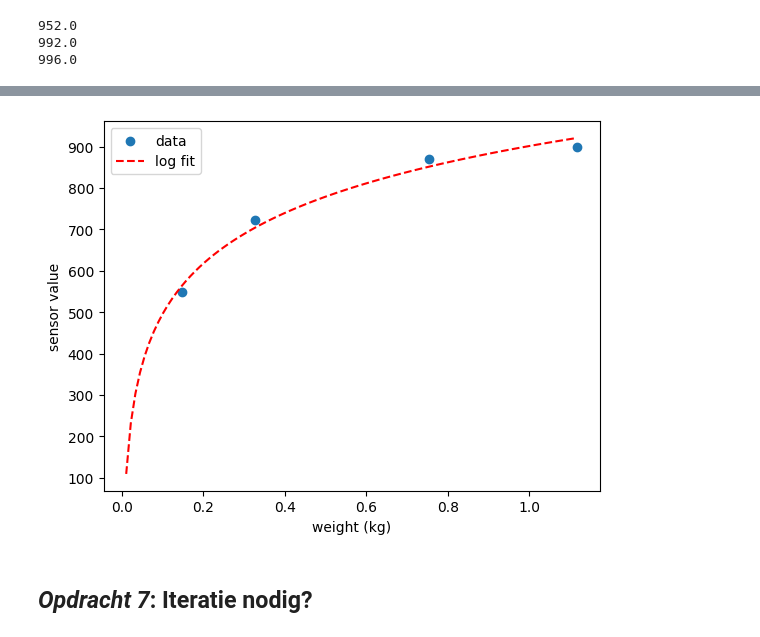
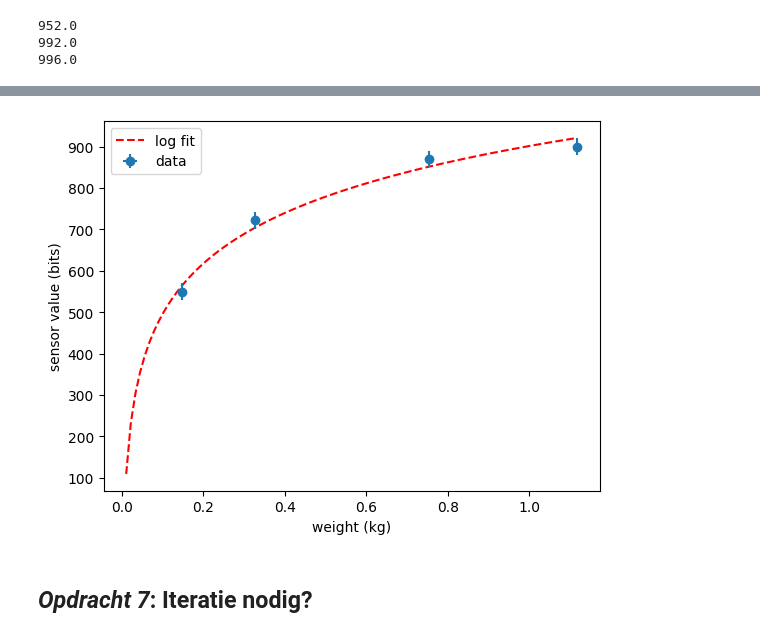
Before and after one commit to thijsspilt-bit/opdrachten-DEF-D-Thijs-Spilt, a Jupyter notebook: FysiekeOntwerpopdrachten/1KalibreerEenSensorDigitaalAnaloog/DEFOntwerpopdracht1KalibreerEenSensorInvulTemplate.ipynb, the cells around one changed output, grey strips where cells are left out. Cells and saved outputs as stored; diff of their text form; code cells hidden in the pictures.

```diff
--- a/FysiekeOntwerpopdrachten/1KalibreerEenSensorDigitaalAnaloog/DEFOntwerpopdracht1KalibreerEenSensorInvulTemplate.ipynb
+++ b/FysiekeOntwerpopdrachten/1KalibreerEenSensorDigitaalAnaloog/DEFOntwerpopdracht1KalibreerEenSensorInvulTemplate.ipynb
@@ -144,27 +130,28 @@ plt.show()
 # %%
 #fit van gewicht tegen de sensorwaarde. Er kan een logarimishc verband zijn. Dit toont nog meer aan dat er een minimale stap-kracht van ongeveer 1 kg nodig is om een stap te detecteren.
 
 from scipy.optimize import curve_fit
 weights_data = np.loadtxt('weight_vs_sensor.csv', delimiter=',', skiprows=1)
 
 def log_fit(x, a, b):
     return a * np.log(x) + b
 
 val, cov = curve_fit(log_fit, weights_data[:,0], weights_data[:,1])
 a_log, b_log = val
 da_log, db_log = np.sqrt(np.diag(cov))
 
 weight_range = np.linspace(0, np.max(weights_data[:,0]), 100)
 
 plt.figure()
-plt.scatter(weights_data[:,0], weights_data[:,1], label='data')
 plt.plot(weight_range, log_fit(weight_range, a_log, b_log), 'r--', label='log fit')
+# We zien dat de arduino waarde ongeveer 20 bits fluctueert bij elke meting, we nemen aan dat de fluctatie in weegschaal verwaarloosbaar is.
+plt.errorbar(weights_data[:,0], weights_data[:,1], yerr=20, xerr = 0, fmt='o', label='data')
 plt.xlabel('weight (kg)')
-plt.ylabel('sensor value')
+plt.ylabel('sensor value (bits)')
 plt.legend()
 plt.show()
 # %% [output]
-[figure, old version]
+[figure, new version]
 # %% [markdown]
 ## *Opdracht 7*: Iteratie nodig?
 # %% [markdown]
```
Also changed, not shown: parts of 5 cells of this notebook.
